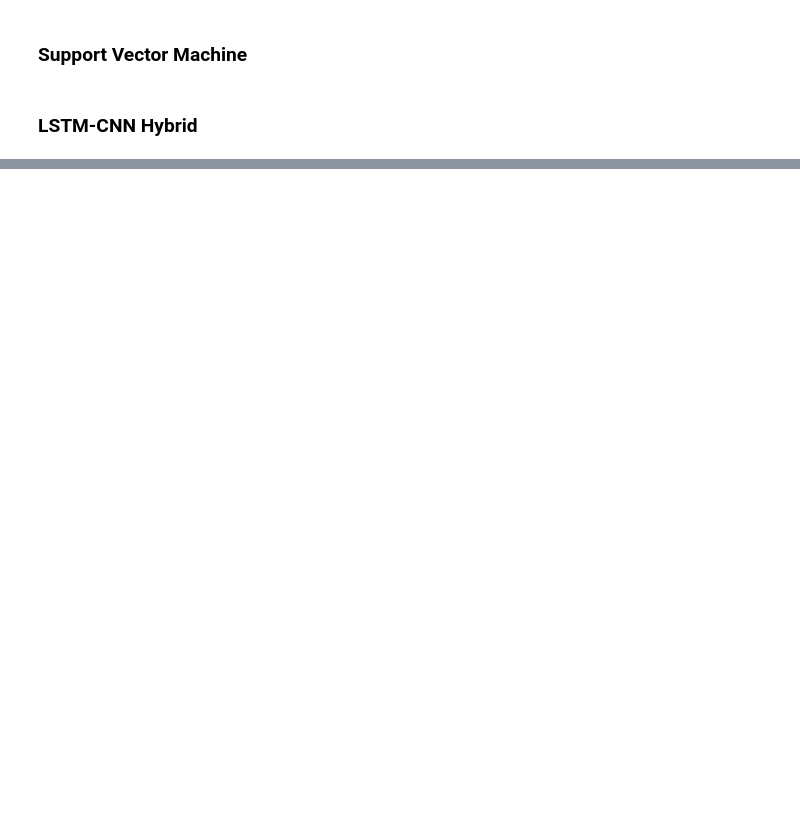
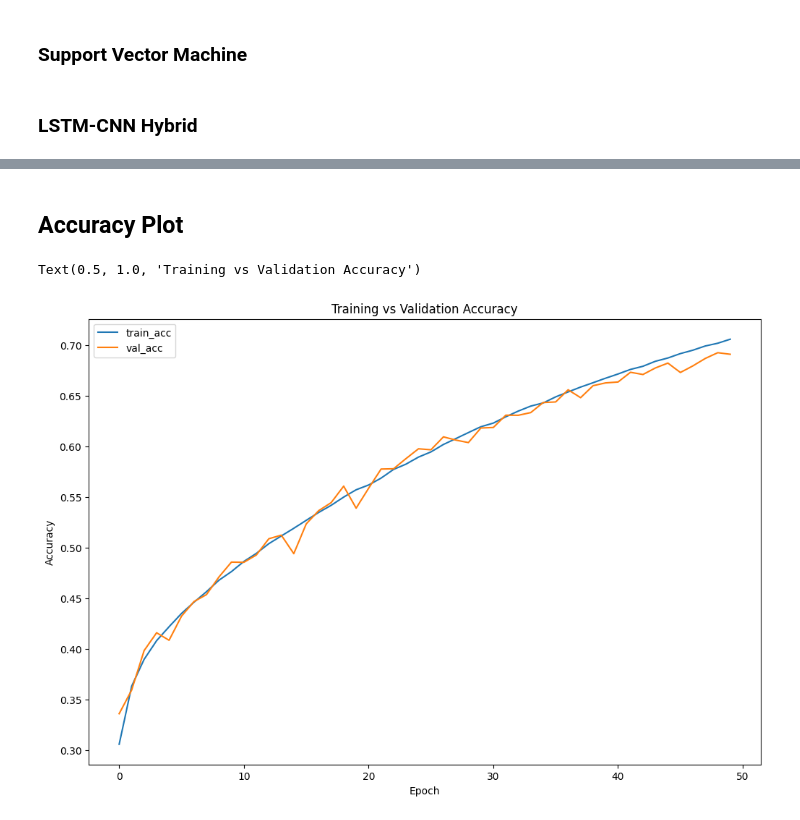
Before and after one commit to hengrvisal/knife_sharpness, a Jupyter notebook: Final.ipynb, the cells around one changed output, grey strips where cells are left out. Drawn from its saved outputs; the diff is of its cells as text; code cells hidden in the pictures; blank space fills up the shorter version.

```diff
--- a/Final.ipynb
+++ b/Final.ipynb
@@ -591,6 +628,6 @@ def model_init(time_steps: int, num_classes: int):
 # %%
 from tensorflow.keras.optimizers import Adam
-from tensorflow.keras.callbacks import EarlyStopping
+from tensorflow.keras.callbacks import EarlyStopping, ReduceLROnPlateau
 
 def train_activity_on_LSTMCNN(df, *,
                               model: tf.keras.Model,
@@ -634,13 +671,15 @@ def train_activity_on_LSTMCNN(df, *,
         restore_best_weights=True
     )
 
+    rlr = ReduceLROnPlateau(monitor='val_loss', factor=0.5, patience=3, min_lr=1e-6)
+
     # fit with validation split
     history = model.fit(
         X_train, y_train,
         epochs=epochs,
         batch_size=batch_size,
         validation_split=val_split,
-        callbacks=[early_stopping],
+        callbacks=[early_stopping, rlr],
         verbose=1
     )
 
@@ -648,14 +687,14 @@ def train_activity_on_LSTMCNN(df, *,
     test_loss, test_acc = model.evaluate(X_test, y_test, verbose=0)
     print(f"Test Accuracy: {test_acc*100:.2f}%")
 
-    return history, test_loss, test_acc
+    return history, X_test, y_test, test_loss, test_acc
 # %%
 time_steps = boning_df_resampled.shape[1] - 2
 num_classes = len(np.unique(boning_df_resampled['Label']) - 2)
 
 model = model_init(time_steps, num_classes)
 
-boning_history, boning_test_loss, boning_test_acc = train_activity_on_LSTMCNN(
+boning_history, boning_X_test, boning_y_test, boning_test_loss, boning_test_acc = train_activity_on_LSTMCNN(
     boning_df_resampled,
     model=model,
     test_size=0.2,
@@ -709,0 +754,16 @@ KeyboardInterrupt:
+# %% [markdown]
+## **Accuracy Plot**
+# %%
+import matplotlib.pyplot as plt
+from sklearn.metrics import confusion_matrix
+
+plt.figure(figsize=(12,8))
+plt.plot(boning_history.history['accuracy'], label='train_acc')
+plt.plot(boning_history.history['val_accuracy'], label='val_acc')
+plt.xlabel('Epoch')
+plt.ylabel('Accuracy')
+plt.legend()
+plt.title('Training vs Validation Accuracy')
+# %% [output]
+Text(0.5, 1.0, 'Training vs Validation Accuracy')
+[figure, added]
```
Also changed, not shown: parts of 32 cells of this notebook, 1 other file.
